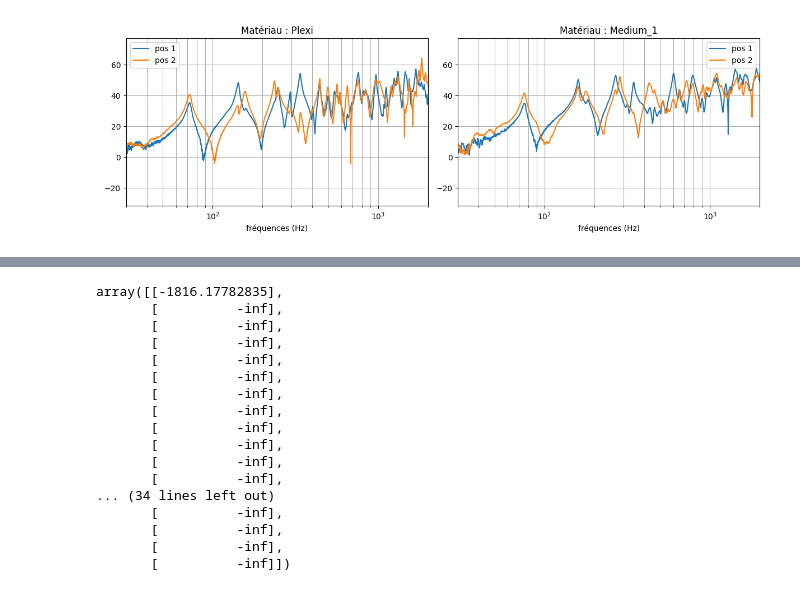
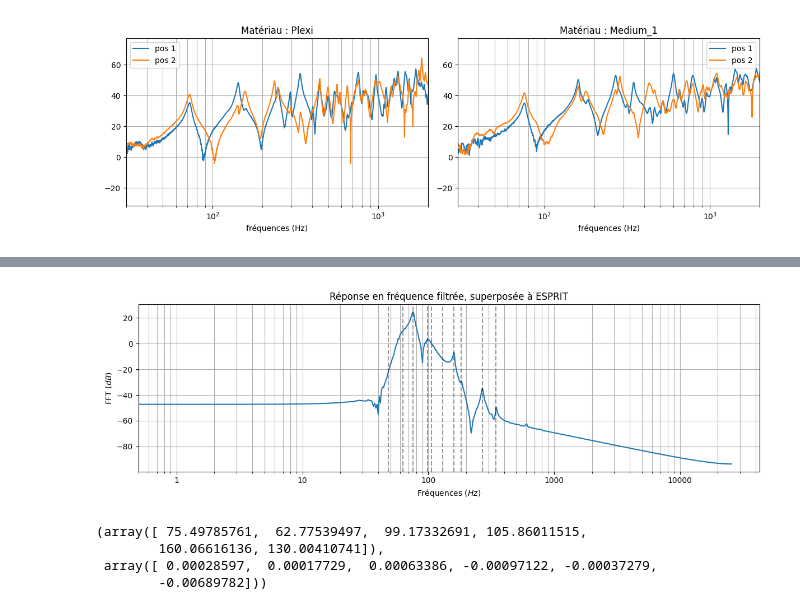
Before and after one commit to peladeaucome/ATIAM-PAM-AnalyseInstruments, a Jupyter notebook: Guitar_model/experiences/2e_mesures.ipynb, the cells around one changed output, grey strips where cells are left out. Cells and saved outputs as stored; diff of their text form; code cells hidden in the pictures.

Commit message:
esprit par bande function

```diff
--- a/Guitar_model/experiences/2e_mesures.ipynb
+++ b/Guitar_model/experiences/2e_mesures.ipynb
@@ -131,20 +112,0 @@ ak, _ = mm.LeastSquares(RI_filtered, deltak, fk)
-# %%
-20*np.log10(np.abs(ak))
-# %% [output]
-array([[-1816.17782835],
-       [          -inf],
-       [          -inf],
-       [          -inf],
-       [          -inf],
-       [          -inf],
-       [          -inf],
-       [          -inf],
-       [          -inf],
-       [          -inf],
-       [          -inf],
-       [          -inf],
-... (34 lines left out)
-       [          -inf],
-       [          -inf],
-       [          -inf],
-       [          -inf]])
@@ -150,0 +172,8 @@ array([[-1816.17782835],
+# %%
+esprit_on_band(RI, fs, 58, 100, order=50, plot_result=True, poles=20, number_of_max=6)
+# %% [output]
+[figure, added]
+(array([ 75.49785761,  62.77539497,  99.17332691, 105.86011515,
+        160.06616136, 130.00410741]),
+ array([ 0.00028597,  0.00017729,  0.00063386, -0.00097122, -0.00037279,
+        -0.00689782]))
```
Also changed, not shown: parts of 6 cells of this notebook.
